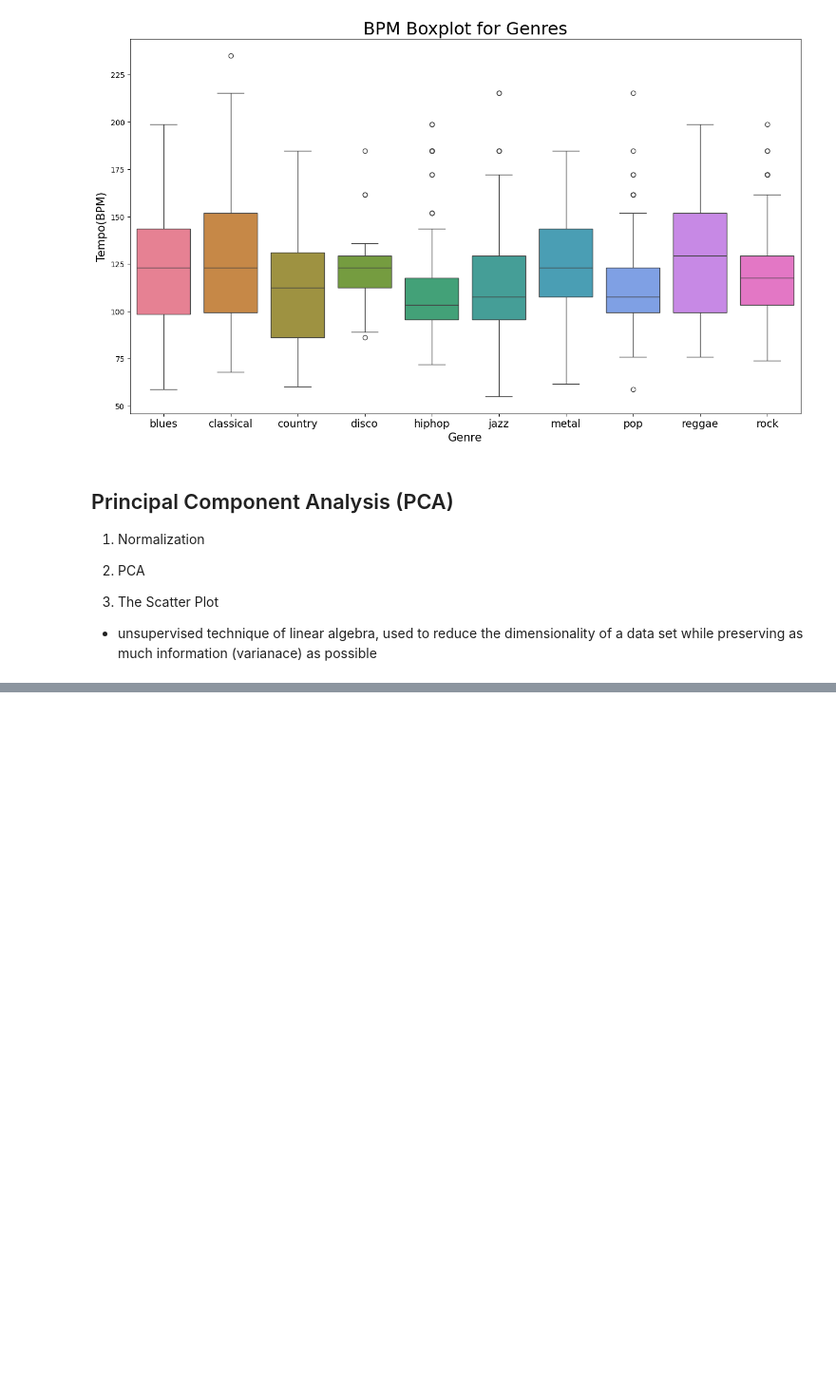
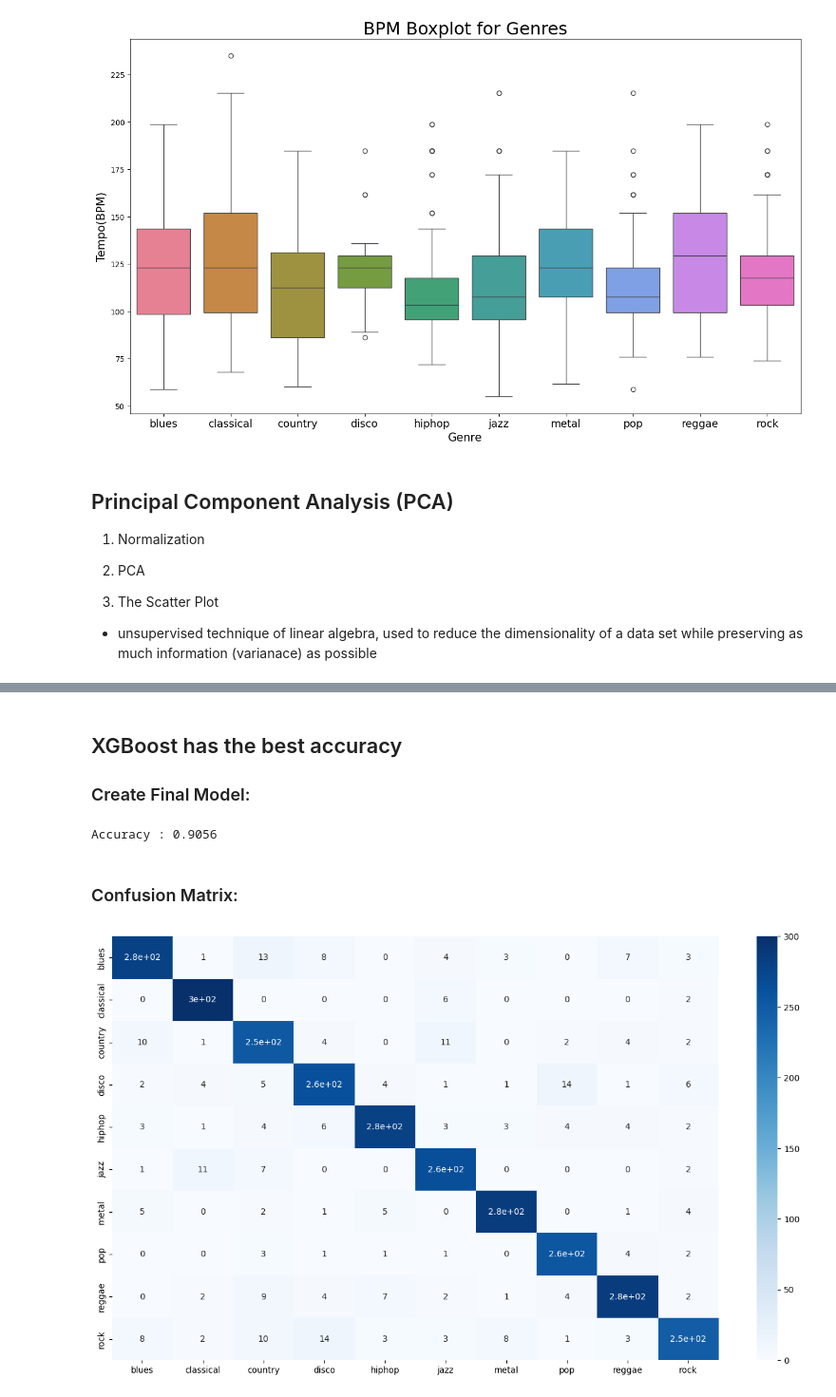
Before and after one commit to janmillou/music_genre_classifier, a Jupyter notebook: music_genre_classifier.ipynb, the cells around one changed output, grey strips where cells are left out. Shown at 95% size. Drawn from its saved outputs; the diff is of its cells as text; code cells hidden in the pictures; blank space fills up the shorter version.

```diff
--- a/music_genre_classifier.ipynb
+++ b/music_genre_classifier.ipynb
@@ -366,0 +415,6 @@ pca.explained_variance_ratio_
+# %%
+# Read scv into pandas data frame
+data = pd.read_csv(f'{path}\\Data\\features_3_sec.csv')
+data = data.iloc[0:, 1:]
+
+data.head()
@@ -366,0 +429,13 @@ pca.explained_variance_ratio_
+# %%
+y = data['label']
+X = data.loc[:, data.columns != 'label']
+
+cols = X.columns
+min_max_scaler = preprocessing.MinMaxScaler()
+np_scaled = min_max_scaler.fit_transform(X)
+
+X = pd.DataFrame(np_scaled, columns=cols)
+# %%
+# Splitting Data into Training and Testing Set (70/30)
+
+X_train, X_test, y_train, y_test = train_test_split(X, y, test_size=0.3, random_state=42)
@@ -366,0 +521,28 @@ pca.explained_variance_ratio_
+# %% [markdown]
+## XGBoost has the best accuracy
+
+### Create Final Model:
+# %%
+le = LabelEncoder()
+y_train_encoded = le.fit_transform(y_train)
+y_test_encoded = le.fit_transform(y_test)
+
+xgb = XGBClassifier(n_estimators=1000, learning_rate=0.05, use_label_encoder=False, eval_metrics='mlogloss')
+xgb.fit(X_train, y_train_encoded)
+
+preds = xgb.predict(X_test)
+
+print('Accuracy', ':' , round(accuracy_score(y_test_encoded, preds), 4), '\n')
+# %% [output]
+Accuracy : 0.9056
+# %% [markdown]
+### Confusion Matrix:
+# %%
+confusion_matr = confusion_matrix(y_test_encoded, preds)
+plt.figure(figsize=(16,9))
+sns.heatmap(confusion_matr, cmap="Blues", annot=True,
+            xticklabels = ["blues", "classical", "country", "disco", "hiphop", "jazz", "metal", "pop", "reggae", "rock"],
+           yticklabels=["blues", "classical", "country", "disco", "hiphop", "jazz", "metal", "pop", "reggae", "rock"]);
+plt.savefig("conf matrix")
+# %% [output]
+[figure, added]
```
Also changed, not shown: parts of 12 cells of this notebook.
